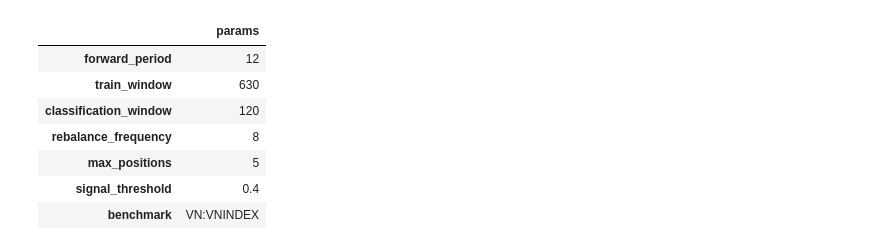
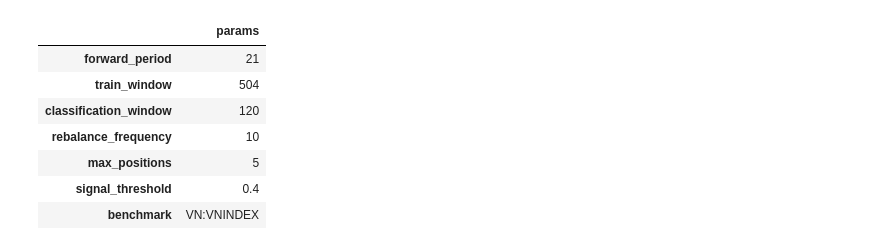
Before and after one commit to viethungvu1998/QTradeSystematic, a Jupyter notebook: notebooks/ml_factor_classfier.ipynb, the cells around one changed output. Drawn from its saved outputs; the diff is of its cells as text; code cells hidden in the pictures.

```diff
--- a/notebooks/ml_factor_classfier.ipynb
+++ b/notebooks/ml_factor_classfier.ipynb
@@ -27,12 +27,12 @@ START_DATE = pd.Timestamp("2018-01-01").date()
 END_DATE = pd.Timestamp("2026-05-31").date()
 BENCHMARK = "VN:VNINDEX"
 INIT_CASH = 100_000_000
-FEE_RATE = 0.0015
+FEE_RATE = 0.0016
 
-FORWARD_PERIOD = 12
+FORWARD_PERIOD = 21
 CLASSIFICATION_WINDOW = 120
-TRAIN_WINDOW = 630
-REBALANCE_FREQUENCY = 8
+TRAIN_WINDOW = 504
+REBALANCE_FREQUENCY = 10
 MAX_POSITIONS = 5
 MIN_FEATURE_COUNT = 3
 
@@ -54,41 +54,40 @@ PREDICTOR_COLS = [
     "close_fip_momentum_252",
     "close_volatility_annualized_252",
 ]
 TARGET_COL = f"Return_fwd_{FORWARD_PERIOD}"
 
 XGB_PARAMS = dict(
-    n_estimators=5,
+    n_estimators=20,
     learning_rate=0.1,
-    max_depth=3,
+    max_depth=10,
     n_jobs=-1,
     random_state=123,
     objective="multi:softprob",
     eval_metric="mlogloss",
     tree_method="hist",
 )
 
 TEST_INTERVALS = [
-    (pd.Timestamp("2021-01-01"), pd.Timestamp("2023-01-01")),
-    (pd.Timestamp("2024-01-01"), pd.Timestamp("2026-05-30")),
+    (pd.Timestamp("2021-01-01"), pd.Timestamp("2026-05-30")),
 ]
 pd.Series(
     {
         "forward_period": FORWARD_PERIOD,
         "train_window": TRAIN_WINDOW,
         "classification_window": CLASSIFICATION_WINDOW,
         "rebalance_frequency": REBALANCE_FREQUENCY,
         "max_positions": MAX_POSITIONS,
         "signal_threshold": SIGNAL_THRESHOLD,
         "benchmark": BENCHMARK,
     },
     name="params",
 ).to_frame()
 # %% [output]
 |  | params |
-| forward_period | 12 |
-| train_window | 630 |
+| forward_period | 21 |
+| train_window | 504 |
 | classification_window | 120 |
-| rebalance_frequency | 8 |
+| rebalance_frequency | 10 |
 | max_positions | 5 |
 | signal_threshold | 0.4 |
 | benchmark | VN:VNINDEX |
```
Also changed, not shown: parts of 7 cells of this notebook, 1 other file.
